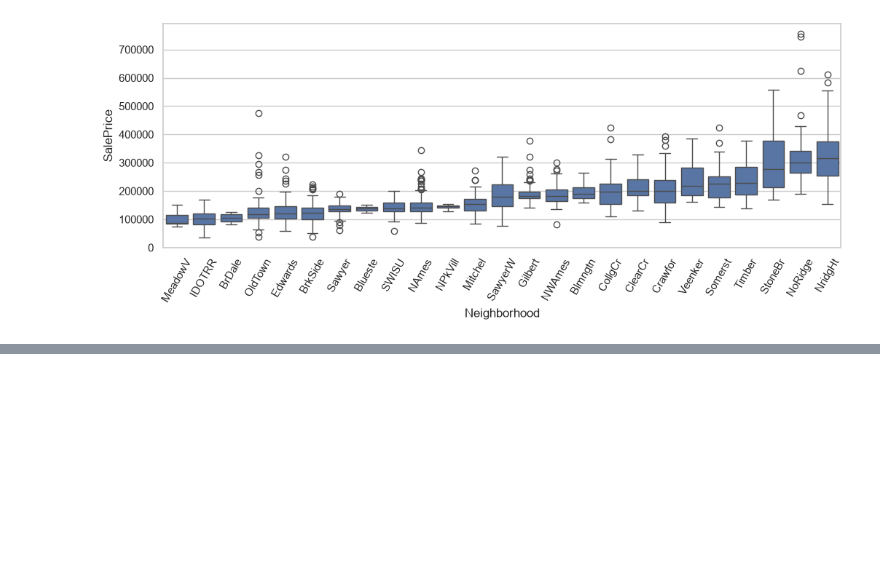
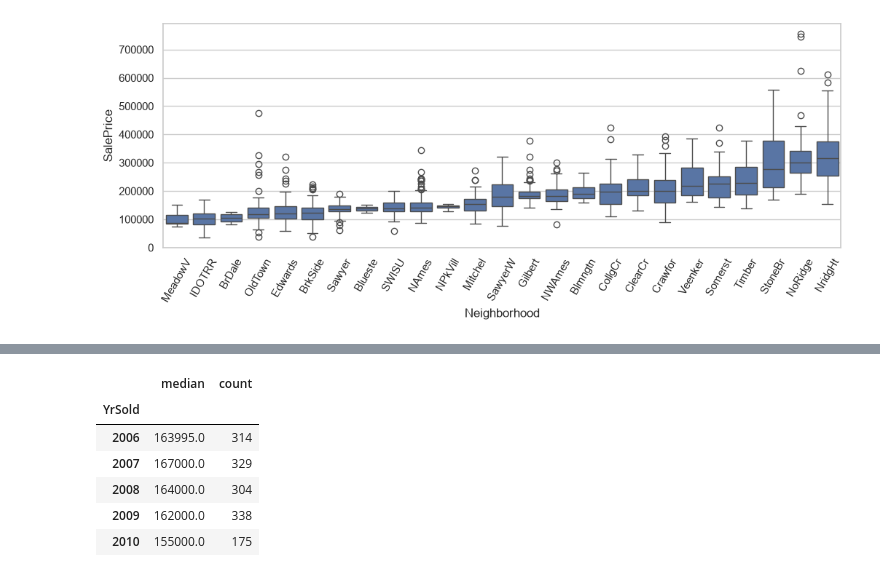
Before and after one commit to Hakimaj/house-prices-kaggle, a Jupyter notebook: notebooks/01_eda.ipynb, the cells around one changed output, grey strips where cells are left out. Cells and saved outputs as stored; diff of their text form; code cells hidden in the pictures; blank space fills up the shorter version.

```diff
--- a/notebooks/01_eda.ipynb
+++ b/notebooks/01_eda.ipynb
@@ -123,0 +132,10 @@ plt.xticks(rotation=60); plt.show()
+# %%
+train.groupby("YrSold")["SalePrice"].agg(["median", "count"])
+# %% [output]
+|  | median | count |
+| YrSold |  |  |
+| 2006 | 163995.0 | 314 |
+| 2007 | 167000.0 | 329 |
+| 2008 | 164000.0 | 304 |
+| 2009 | 162000.0 | 338 |
+| 2010 | 155000.0 | 175 |
```
Also changed, not shown: parts of 1 cell of this notebook, 4 other files.
